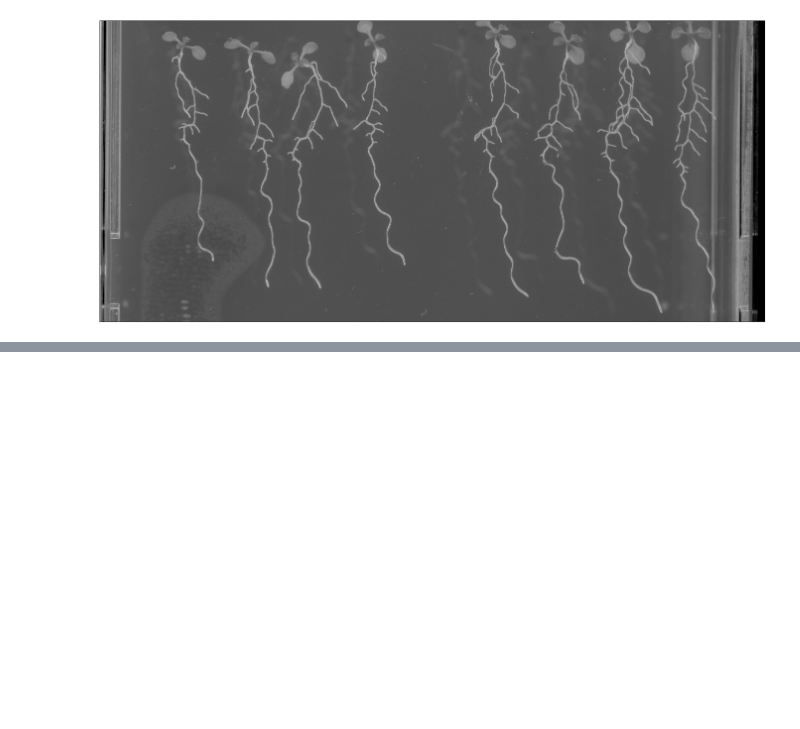
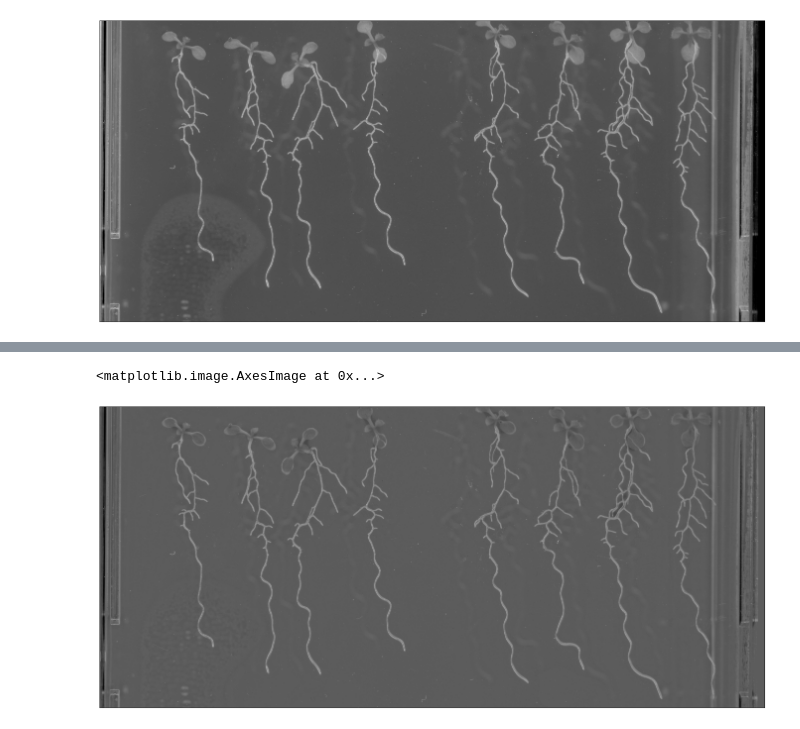
Before and after one commit to oboril/roots_segmentation, a Jupyter notebook: image_segmentation_2.ipynb, the cells around one changed output, grey strips where cells are left out. Cells and saved outputs as stored; diff of their text form; code cells hidden in the pictures; blank space fills up the shorter version.

```diff
--- a/image_segmentation_2.ipynb
+++ b/image_segmentation_2.ipynb
@@ -34,0 +35,6 @@ plt.imshow(img_tophat,cmap='gray')
+# %%
+img_noback = img-background;
+plt.imshow(img_noback,cmap='gray')
+# %% [output]
+<matplotlib.image.AxesImage at 0x...>
+[figure, added]
```
Also changed, not shown: parts of 4 cells of this notebook.
